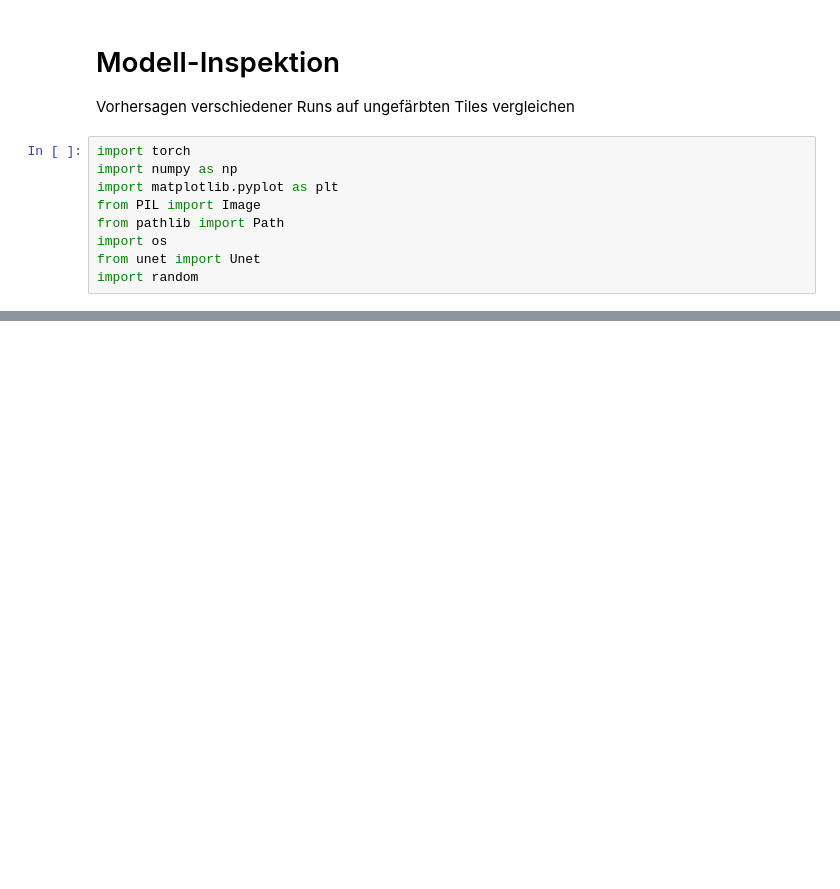
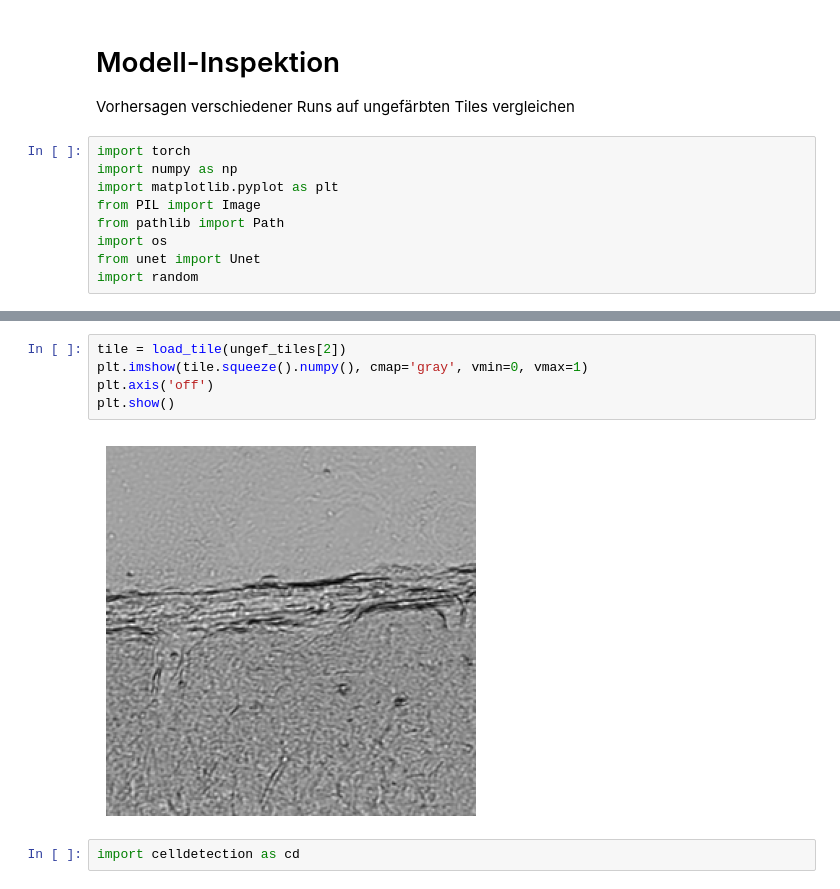
Before and after one commit to Friedrich-Jahns/Projektpraktikum_Master, a Jupyter notebook: augmentation_testing/inspect.ipynb, the cells around one changed output, grey strips where cells are left out. Drawn from its saved outputs; the diff is of its cells as text; blank space fills up the shorter version.

```diff
--- a/augmentation_testing/inspect.ipynb
+++ b/augmentation_testing/inspect.ipynb
@@ -103,0 +117,9 @@ tile_paths, mask_paths
+# %%
+tile = load_tile(ungef_tiles[2])
+plt.imshow(tile.squeeze().numpy(), cmap='gray', vmin=0, vmax=1)
+plt.axis('off')
+plt.show()
+# %% [output]
+[figure, added]
+# %%
+import celldetection as cd
```
Also changed, not shown: parts of 19 cells of this notebook, 18 other files.
